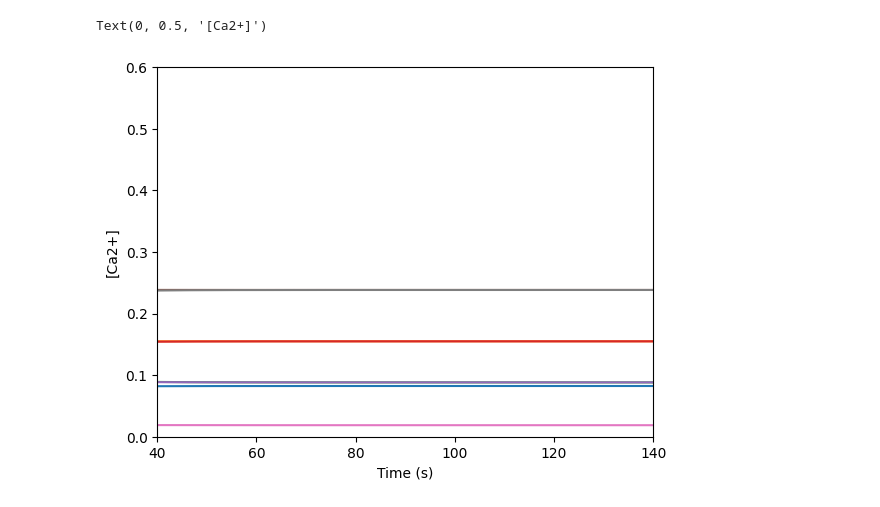
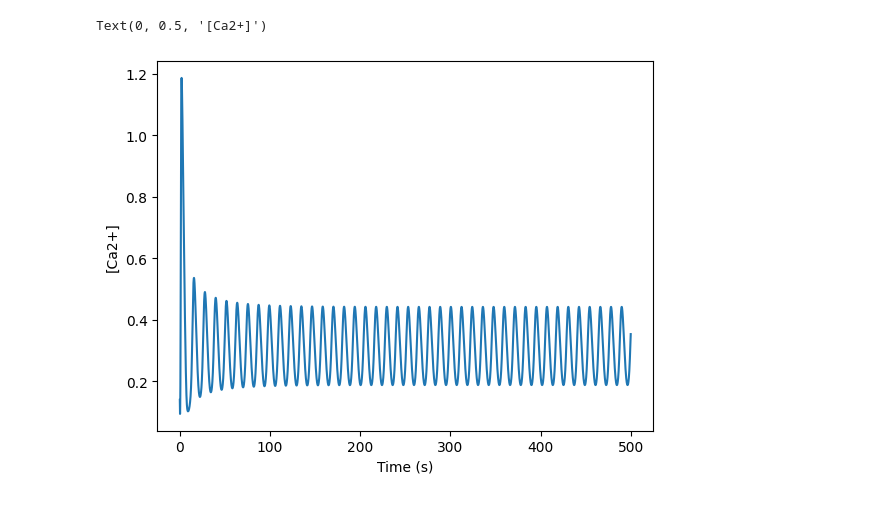
Before and after one commit to pupueys/MATH3888, a Jupyter notebook: project/Kevin_YoungKiezer/DeYoungKeizer.ipynb, the cells around one changed output. Drawn from its saved outputs; the diff is of its cells as text; code cells hidden in the pictures.

```diff
--- a/project/Kevin_YoungKiezer/DeYoungKeizer.ipynb
+++ b/project/Kevin_YoungKiezer/DeYoungKeizer.ipynb
@@ -2,9 +2,6 @@
 import matplotlib.pyplot as plt
 from scipy.integrate import solve_ivp
 import numpy as np
-
-from Project.MATH3888.project.Kevin_YoungKiezer.FullSystemBifurcation import \
-    prev_real_parts
 
 c1 = 0.185
 c0 = 2
@@ -51,37 +48,37 @@ def deyoungkeizerode(t, x, P):
     # Top face
     V9 = a2 * (C * x100 - d2 * x101) # x100 to x101
     V10 = a2 * (C * x110 - d2 * x111) # x110 to x111
     V11 = a5 * (C * x100 - d5 * x110) # x100 to x110
     V12 = a5 * (C * x101 - d5 * x111) # x101 to x111
 
     dx000dt = -V1 - V3 - V5
     dx001dt = V1 - V4 - V7
     dx010dt = V3 - V2 - V6
     dx011dt = V2 + V4 - V8
 
     dx100dt = V5 - V9 - V11
     dx101dt = V7 + V9 - V12
     dx110dt = V6 - V10 + V11
 
     # print(dx000dt + dx001dt + dx010dt + dx011dt + dx100dt + dx101dt + dx110dt + dx111dt)
     # print(sum([x000, x001, x010, x011, x100, x101, x110, x111]))
 
     return [dCdt(C, x110), dx000dt, dx001dt, dx010dt, dx011dt, dx100dt, dx101dt, dx110dt]
 
-P = 0.2
-t_span = [0, 200]
+P = 0.6
+t_span = [0, 500]
 y0 = [0.14, 1, 0, 0, 0, 0, 0, 0]
 sol = solve_ivp(deyoungkeizerode, t_span, y0, args=(P,), max_step=0.1, rtol=1e-6, atol=1e-8)
 plt.plot(sol.t, sol.y[0])
 # for i in range(8):
 #     plt.plot(sol.t, sol.y[i])
-plt.xlim(40, 140)
-plt.ylim(0, 0.6)
+# plt.xlim(40, 140)
+# plt.ylim(0, 0.6)
 plt.xlabel('Time (s)')
 plt.ylabel('[Ca2+]')
 # print(', '.join(list(map(str, sol.y[:, -1]))))
 # %% [output]
 Text(0, 0.5, '[Ca2+]')
-[figure, old version]
+[figure, new version]
 # %%
 from scipy.optimize import fsolve
```
Also changed, not shown: parts of 3 cells of this notebook.
